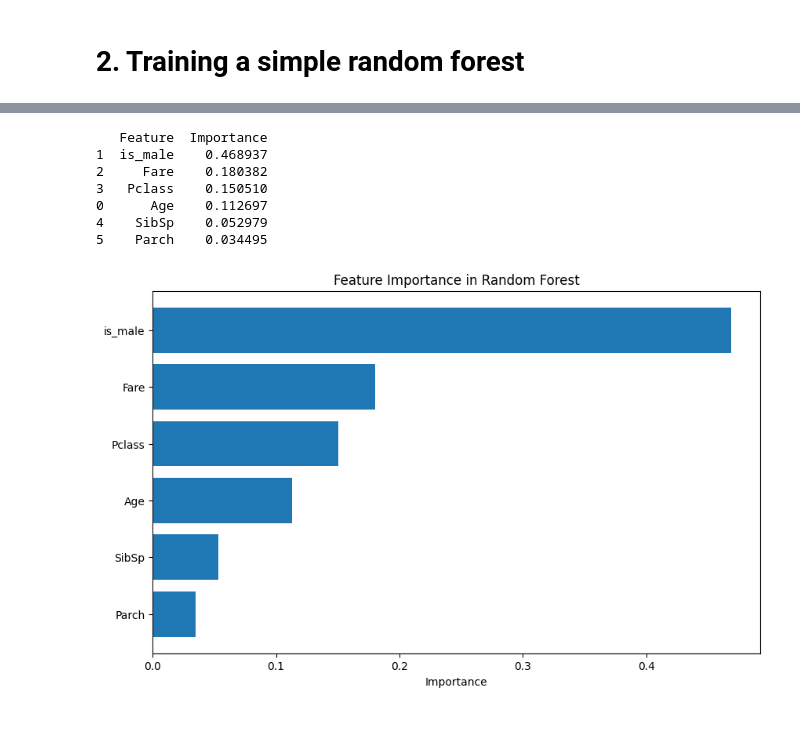
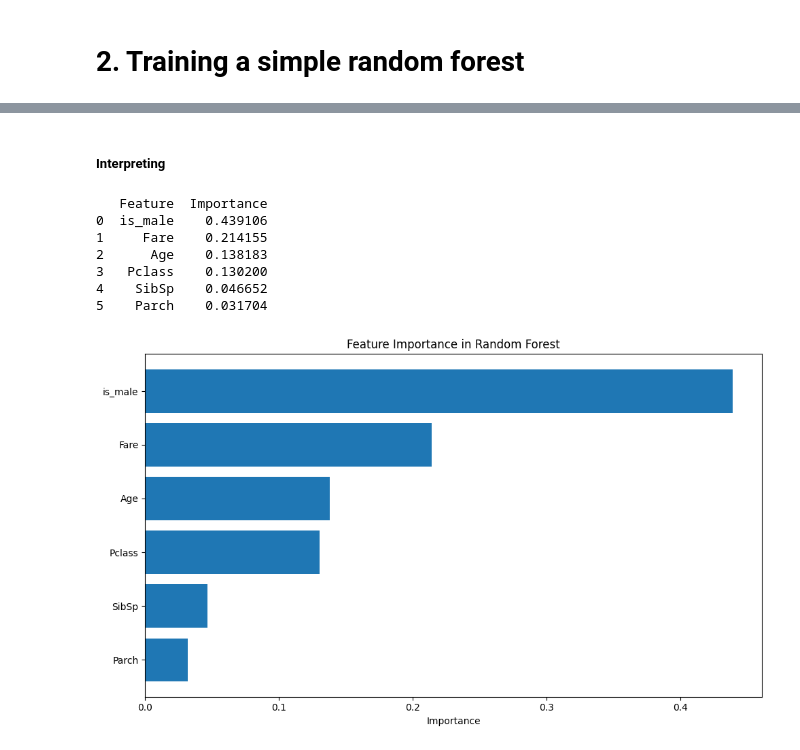
Before and after one commit to aminizadyar/kaggle_titanic_competition, a Jupyter notebook: first_try.ipynb, the cells around one changed output, grey strips where cells are left out. Drawn from its saved outputs; the diff is of its cells as text; code cells hidden in the pictures; blank space fills up the shorter version.

Commit message:
Random Forest using pipes

```diff
--- a/first_try.ipynb
+++ b/first_try.ipynb
@@ -70,14 +73,9 @@ test_data['is_male'] = pd.get_dummies(test_data['Sex'],drop_first=True)
 # %%
+train_data['is_male'] = pd.get_dummies(train_data['Sex'],drop_first=True)
+test_data['is_male'] = pd.get_dummies(test_data['Sex'],drop_first=True)
+
 features = ['Age', 'is_male', 'Fare', 'Pclass', 'SibSp', 'Parch']
-X_train = train_data[features].fillna(train_data.mean())
+
+X_train = train_data[features]
 X_test = test_data[features]
+y = train_data["Survived"]
-# %%
-y = train_data["Survived"]
-
-model = RandomForestClassifier(n_estimators=10000, max_depth=5, random_state=1)
-model.fit(X_train, y)
-predictions = model.predict(X_test)
-
-output = pd.DataFrame({'PassengerId': test_data.PassengerId, 'Survived': predictions})
-output.to_csv('submission6.csv', index=False)
-print("Your submission was successfully saved!")
@@ -86,32 +125,54 @@ Your submission was successfully saved!
+# %% [markdown]
+##### Interpreting
 # %%
-# Get feature importances
-importances = model.feature_importances_
+# 1. After grid search, get the best pipeline
+best_pipe = grid.best_estimator_
 
-# Get feature names
+# 2. Extract the trained RandomForestClassifier
+rf = best_pipe.named_steps['random_forest']
+
+# 3. Get importances
+importances = rf.feature_importances_
+
+# 4. Get the feature names
+#    If you only impute (don’t add/drop or encode columns), your original X_train.columns still apply:
 feature_names = X_train.columns
 
-# Create a DataFrame for better readability
-feature_importance_df = pd.DataFrame({
-    'Feature': feature_names,
-    'Importance': importances
-}).sort_values(by='Importance', ascending=False)
+#    If you had a more complex pipeline (e.g. one-hot encoding via ColumnTransformer),
+#    you’d use something like:
+# feature_names = best_pipe.named_steps['preprocessor'] \
+#                   .get_feature_names_out(input_features=X_train.columns)
 
-# Print top features
+# 5. Build a DataFrame and sort
+feature_importance_df = (
+    pd.DataFrame({
+        'Feature': feature_names,
+        'Importance': importances
+    })
+    .sort_values('Importance', ascending=False)
+    .reset_index(drop=True)
+)
+
+# 6. Display the top features
 print(feature_importance_df)
 
-# Plot
-plt.figure(figsize=(10,6))
-plt.barh(feature_importance_df['Feature'], feature_importance_df['Importance'])
+# 7. Plot
+plt.figure(figsize=(10, 6))
+plt.barh(
+    feature_importance_df['Feature'],
+    feature_importance_df['Importance']
+)
 plt.xlabel('Importance')
 plt.title('Feature Importance in Random Forest')
-plt.gca().invert_yaxis()  # Highest on top
+plt.gca().invert_yaxis()  # highest importance at the top
+plt.tight_layout()
 plt.show()
 # %% [output]
    Feature  Importance
-1  is_male    0.468937
-2     Fare    0.180382
-3   Pclass    0.150510
-0      Age    0.112697
-4    SibSp    0.052979
-5    Parch    0.034495
+0  is_male    0.439106
+1     Fare    0.214155
+2      Age    0.138183
+3   Pclass    0.130200
+4    SibSp    0.046652
+5    Parch    0.031704
-[figure, old version]
+[figure, new version]
```
Also changed, not shown: parts of 5 cells of this notebook.
